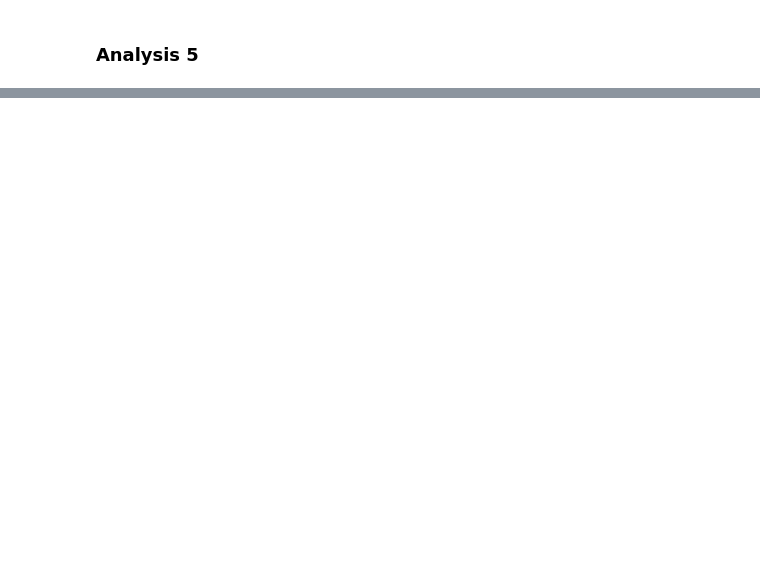
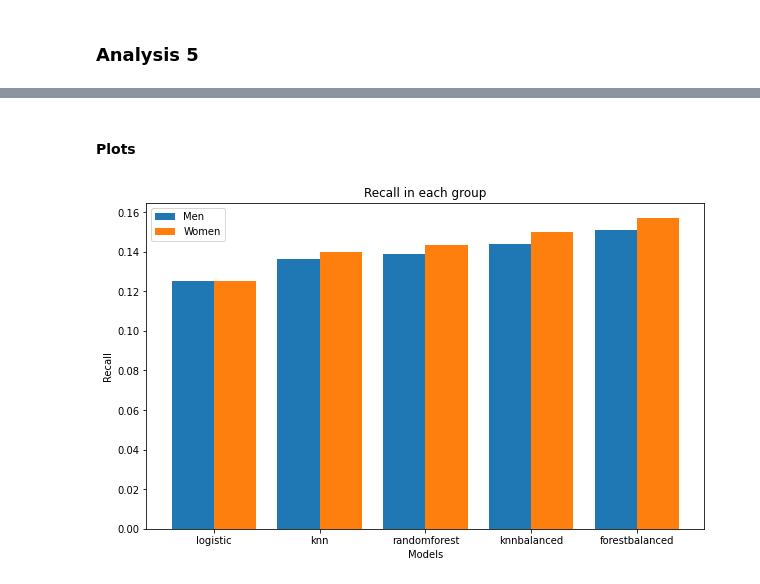
Before and after one commit to AtulyaL/INFO4390_Project, a Jupyter notebook: Phase 2.ipynb, the cells around one changed output, grey strips where cells are left out. Cells and saved outputs as stored; diff of their text form; code cells hidden in the pictures; blank space fills up the shorter version.

```diff
--- a/Phase 2.ipynb
+++ b/Phase 2.ipynb
@@ -606,13 +622,13 @@ Xs_b = balanced_df[['loan_amount_000s','applicant_income_000s', 'applicant_sex',
 Ys_b = balanced_df['action_taken']
 # %%
-X_train_b, X_test_b, y_train_b, y_test_b = train_test_split(Xs_b, Ys_b, test_size=0.33)
+X_train_b, _, y_train_b, _ = train_test_split(Xs_b, Ys_b, test_size=0.33)
 # %%
 neigh_b = KNeighborsClassifier(n_neighbors=3)
 neigh_b.fit(X_train_b[feats], y_train_b)
 # %% [output]
 KNeighborsClassifier(n_neighbors=3)
 # %%
-y_result_neigh_b = neigh_b.predict(X_test_b[feats])
-accuracy_report(y_result_neigh_b, truth = y_test_b, df = X_test_b)
+y_result_neigh_b = neigh_b.predict(X_test[feats])
+accuracy_report(y_result_neigh_b)
 # %% [output]
 Overall:
@@ -648,3 +666,3 @@ clf_rf_b.fit(X_train_b[feats], y_train_b)
 # %%
-y_result_rf_b = clf_rf_b.predict(X_test_b[feats])
-accuracy_report(y_result_rf_b, truth = y_test_b, df = X_test_b)
+y_result_rf_b = clf_rf_b.predict(X_test[feats])
+accuracy_report(y_result_rf_b)
@@ -650,0 +695,34 @@ accuracy_report(y_result_rf_b, truth = y_test_b, df = X_test_b)
+# %% [markdown]
+#### Plots
+# %%
+malerecall = {}
+femalerecall = {}
+labels = ['logistic', 'knn', 'randomforest', 'knnbalanced', 'forestbalanced']
+modeloutputs = [y_result_lg, y_result_neigh, y_result_rf, y_result_neigh_b, y_result_rf_b]
+for val in range(len(modeloutputs)):
+  tempmalemask = modeloutputs[val]['applicant_sex'] == 1
+  tempfemalemask = modeloutputs[val]['applicant_sex'] == 2
+  tempmaletruth = y_test[tempmalemask]
+  tempfemaletruth = y_test[tempfemalemask]
+  tempmalepredict = modeloutputs[val][tempmalemask]
+  tempfemalepredict = modeloutputs[val][tempfemalemask]
+
+  malerecall[labels[val]] = recall_score(tempmaletruth, tempmalepredict, average = 'macro')
+  femalerecall[labels[val]] = recall_score(tempfemaletruth, tempfemalepredict, average = 'macro')
+# %%
+X = malerecall.keys()
+
+X_axis = np.arange(len(X))
+plt.figure(figsize=(10,6))
+plt.bar(X_axis - 0.2, malerecall.values() , 0.4, label = 'Men')
+plt.bar(X_axis + 0.2, femalerecall.values(), 0.4, label = 'Women')
+
+plt.xticks(X_axis, X)
+plt.xlabel("Models")
+plt.ylabel("Recall")
+plt.title("Recall in each group")
+
+plt.legend()
+plt.show()
+# %% [output]
+[figure, added]
```
Also changed, not shown: parts of 14 cells of this notebook.
